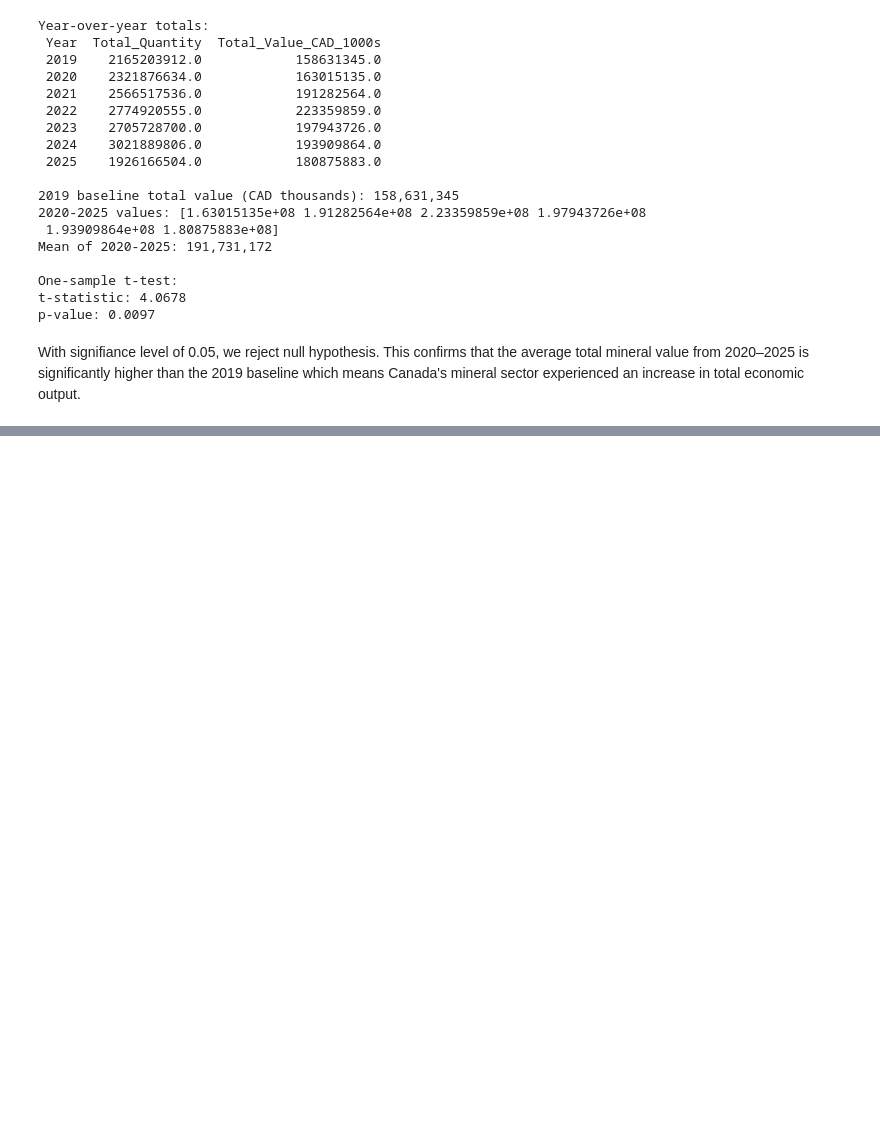
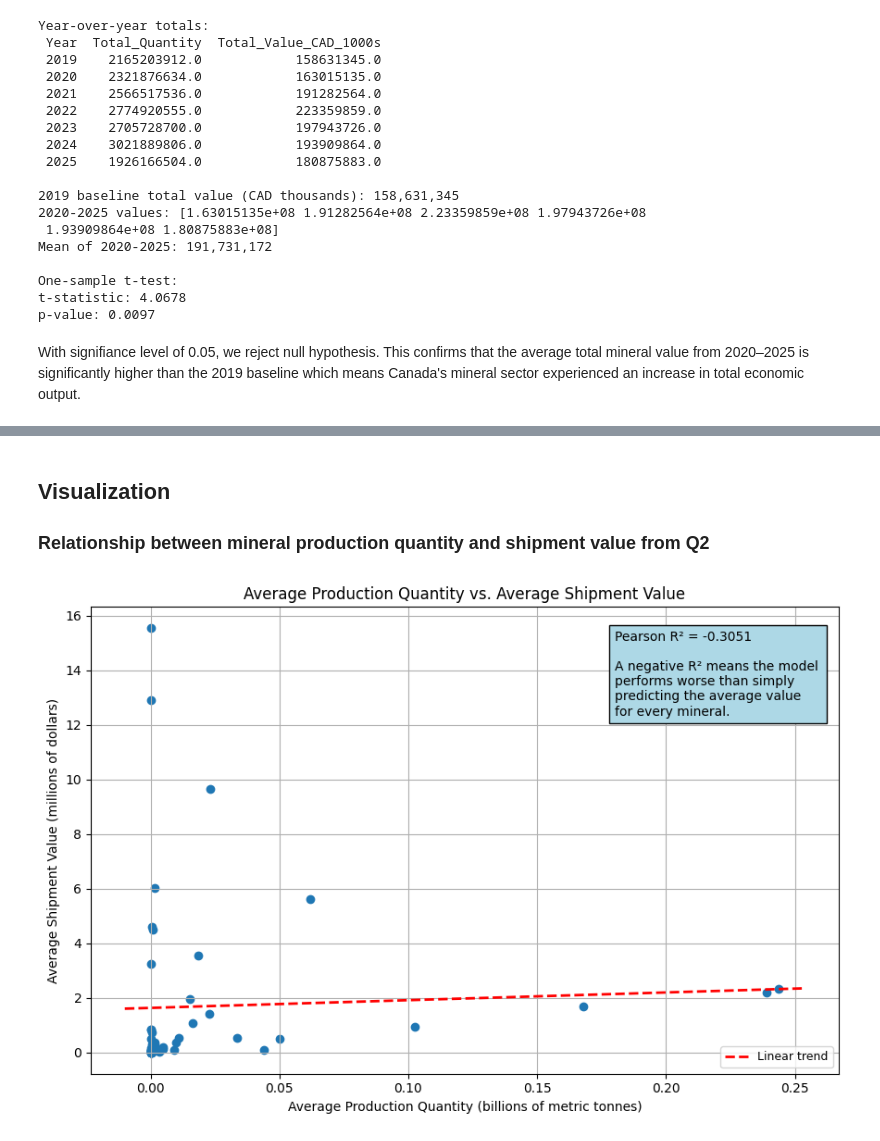
Before and after one commit to tejasd05/CMSC320_group, a Jupyter notebook: Project_Checkpoint_2_Final_Draft.ipynb, the cells around one changed output, grey strips where cells are left out. Drawn from its saved outputs; the diff is of its cells as text; code cells hidden in the pictures; blank space fills up the shorter version.

```diff
--- a/Project_Checkpoint_2_Final_Draft.ipynb
+++ b/Project_Checkpoint_2_Final_Draft.ipynb
@@ -493,0 +601,36 @@ With signifiance level of 0.05, we reject null hypothesis. This confirms that th
+# %% [markdown]
+## Visualization
+
+### Relationship between mineral production quantity and shipment value from Q2
+# %%
+import matplotlib.pyplot as plt
+import numpy as np
+
+years = paired_df.index.values
+total_qty = paired_df['AvgQuantity'].values / 1e9
+total_val = paired_df['AvgValue'].values / 1e6
+
+plt.figure(figsize=(9, 6))
+plt.scatter(total_qty, total_val)
+
+
+
+z = np.polyfit(total_qty, total_val, 1)
+p = np.poly1d(z)
+x_fit = np.linspace(total_qty.min() - 0.01, total_qty.max() + 0.01, 100)
+plt.plot(x_fit, p(x_fit), '--', color='red', linewidth=2, label='Linear trend')
+
+plt.text(0.7, 0.95,
+         f'Pearson R² = {r2:.4f}\n\nA negative R² means the model \nperforms worse than simply \npredicting the average value \nfor every mineral.',
+         transform=plt.gca().transAxes, fontsize=10, va='top', bbox=dict(fc='lightblue'))
+
+plt.xlabel('Average Production Quantity (billions of metric tonnes)')
+plt.ylabel('Average Shipment Value (millions of dollars)')
+plt.title('Average Production Quantity vs. Average Shipment Value')
+plt.gca().yaxis.set_major_formatter(plt.FuncFormatter(lambda x, _: f'{x:.0f}'))
+plt.grid(True)
+plt.legend(fontsize=9, loc='lower right')
+plt.tight_layout()
+plt.show()
+# %% [output]
+[figure, added]
```
Also changed, not shown: parts of 14 cells of this notebook.
